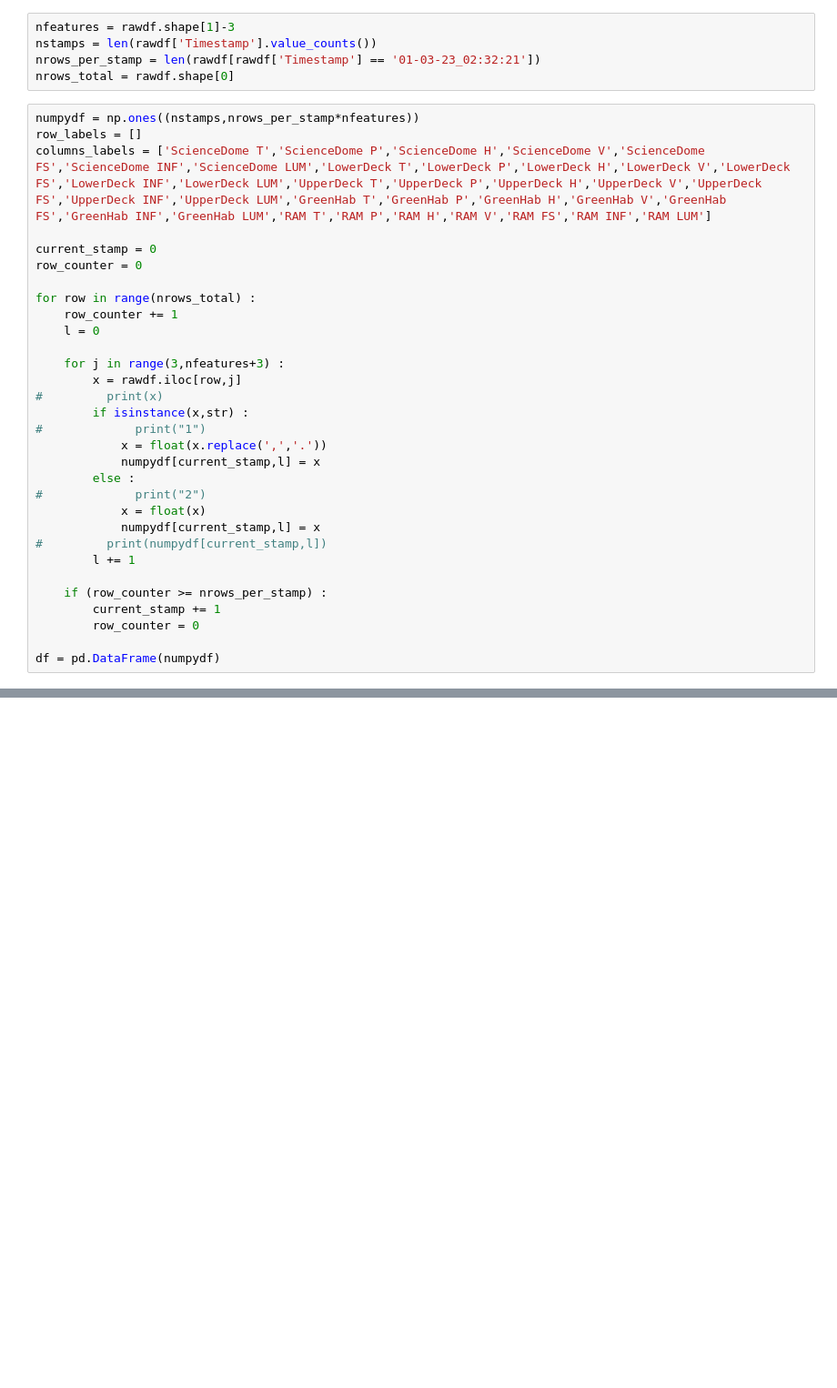
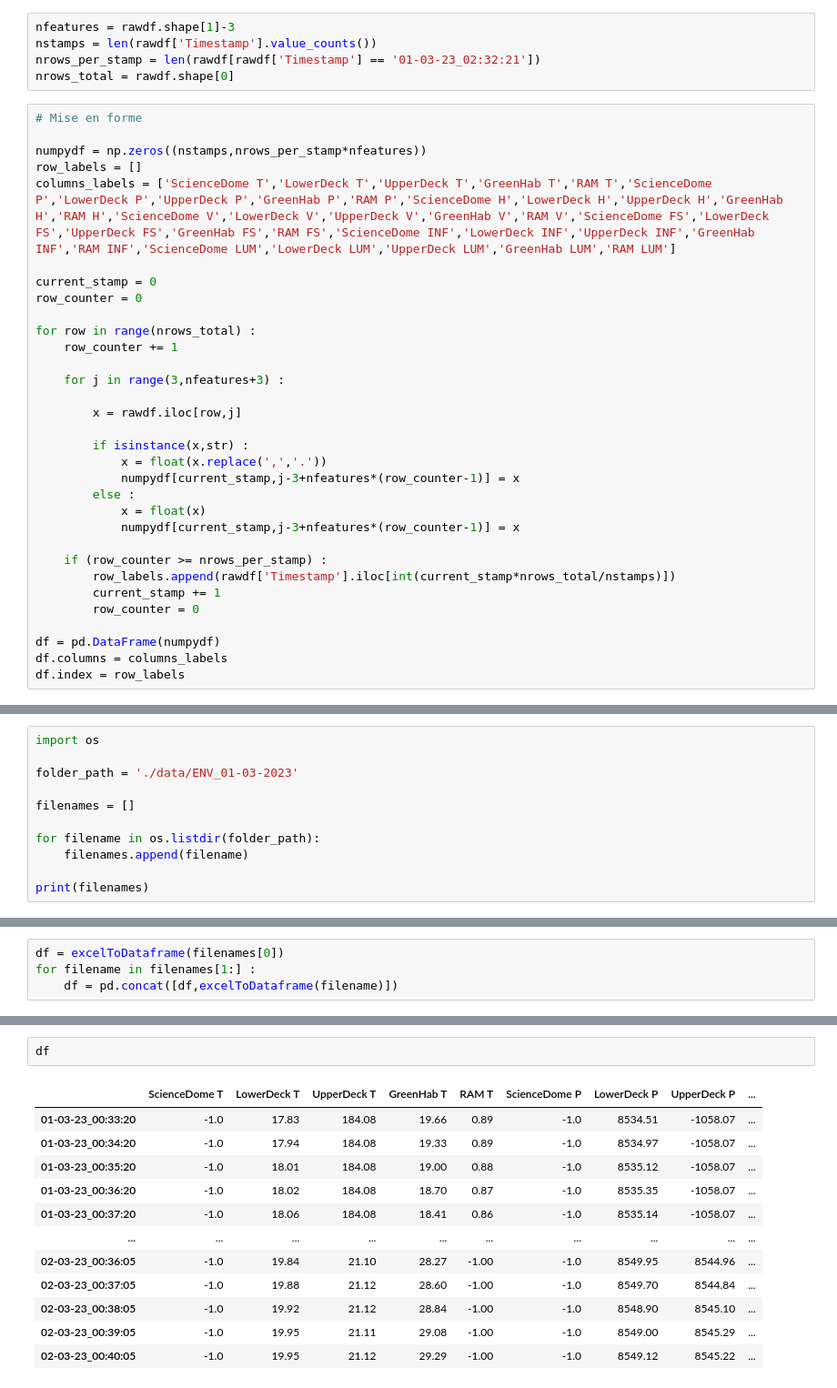
Before and after one commit to ydepledt/pie_project, a Jupyter notebook: ENV_Reader_AnneeDerniere.ipynb, the cells around one changed output, grey strips where cells are left out. Shown at 91% size. Saved outputs shown, nothing was run; the diff lists cells and outputs as text; blank space fills up the shorter version.

```diff
--- a/ENV_Reader_AnneeDerniere.ipynb
+++ b/ENV_Reader_AnneeDerniere.ipynb
@@ -25,36 +28,37 @@ nstamps = len(rawdf['Timestamp'].value_counts())
 nrows_per_stamp = len(rawdf[rawdf['Timestamp'] == '01-03-23_02:32:21'])
 nrows_total = rawdf.shape[0]
 # %%
-numpydf = np.ones((nstamps,nrows_per_stamp*nfeatures))
+# Mise en forme
+
+numpydf = np.zeros((nstamps,nrows_per_stamp*nfeatures))
 row_labels = []
-columns_labels = ['ScienceDome T','ScienceDome P','ScienceDome H','ScienceDome V','ScienceDome FS','ScienceDome INF','ScienceDome LUM','LowerDeck T','LowerDeck P','LowerDeck H','LowerDeck V','LowerDeck FS','LowerDeck INF','LowerDeck LUM','UpperDeck T','UpperDeck P','UpperDeck H','UpperDeck V','UpperDeck FS','UpperDeck INF','UpperDeck LUM','GreenHab T','GreenHab P','GreenHab H','GreenHab V','GreenHab FS','GreenHab INF','GreenHab LUM','RAM T','RAM P','RAM H','RAM V','RAM FS','RAM INF','RAM LUM']
+columns_labels = ['ScienceDome T','LowerDeck T','UpperDeck T','GreenHab T','RAM T','ScienceDome P','LowerDeck P','UpperDeck P','GreenHab P','RAM P','ScienceDome H','LowerDeck H','UpperDeck H','GreenHab H','RAM H','ScienceDome V','LowerDeck V','UpperDeck V','GreenHab V','RAM V','ScienceDome FS','LowerDeck FS','UpperDeck FS','GreenHab FS','RAM FS','ScienceDome INF','LowerDeck INF','UpperDeck INF','GreenHab INF','RAM INF','ScienceDome LUM','LowerDeck LUM','UpperDeck LUM','GreenHab LUM','RAM LUM']
 
 current_stamp = 0
 row_counter = 0
 
 for row in range(nrows_total) :
     row_counter += 1
-    l = 0
 
     for j in range(3,nfeatures+3) :
+
         x = rawdf.iloc[row,j]
-#         print(x)
+
         if isinstance(x,str) :
-#             print("1")
             x = float(x.replace(',','.'))
-            numpydf[current_stamp,l] = x
+            numpydf[current_stamp,j-3+nfeatures*(row_counter-1)] = x
         else :
-#             print("2")
             x = float(x)
-            numpydf[current_stamp,l] = x
-#         print(numpydf[current_stamp,l])
-        l += 1
+            numpydf[current_stamp,j-3+nfeatures*(row_counter-1)] = x
 
     if (row_counter >= nrows_per_stamp) :
+        row_labels.append(rawdf['Timestamp'].iloc[int(current_stamp*nrows_total/nstamps)])
         current_stamp += 1
         row_counter = 0
 
 df = pd.DataFrame(numpydf)
+df.columns = columns_labels
+df.index = row_labels
 # %%
 df
 # %% [output]
@@ -78,0 +94,11 @@ df
+# %%
+import os
+
+folder_path = './data/ENV_01-03-2023'
+
+filenames = []
+
+for filename in os.listdir(folder_path):
+    filenames.append(filename)
+
+print(filenames)
@@ -78,0 +149,4 @@ df
+# %%
+df = excelToDataframe(filenames[0])
+for filename in filenames[1:] :
+    df = pd.concat([df,excelToDataframe(filename)])
@@ -78,0 +171,15 @@ df
+# %%
+df
+# %% [output]
+|  | ScienceDome T | LowerDeck T | UpperDeck T | GreenHab T | RAM T | ScienceDome P | LowerDeck P | UpperDeck P | ... |
+| 01-03-23_00:33:20 | -1.0 | 17.83 | 184.08 | 19.66 | 0.89 | -1.0 | 8534.51 | -1058.07 | ... |
+| 01-03-23_00:34:20 | -1.0 | 17.94 | 184.08 | 19.33 | 0.89 | -1.0 | 8534.97 | -1058.07 | ... |
+| 01-03-23_00:35:20 | -1.0 | 18.01 | 184.08 | 19.00 | 0.88 | -1.0 | 8535.12 | -1058.07 | ... |
+| 01-03-23_00:36:20 | -1.0 | 18.02 | 184.08 | 18.70 | 0.87 | -1.0 | 8535.35 | -1058.07 | ... |
+| 01-03-23_00:37:20 | -1.0 | 18.06 | 184.08 | 18.41 | 0.86 | -1.0 | 8535.14 | -1058.07 | ... |
+| ... | ... | ... | ... | ... | ... | ... | ... | ... | ... |
+| 02-03-23_00:36:05 | -1.0 | 19.84 | 21.10 | 28.27 | -1.00 | -1.0 | 8549.95 | 8544.96 | ... |
+| 02-03-23_00:37:05 | -1.0 | 19.88 | 21.12 | 28.60 | -1.00 | -1.0 | 8549.70 | 8544.84 | ... |
+| 02-03-23_00:38:05 | -1.0 | 19.92 | 21.12 | 28.84 | -1.00 | -1.0 | 8548.90 | 8545.10 | ... |
+| 02-03-23_00:39:05 | -1.0 | 19.95 | 21.11 | 29.08 | -1.00 | -1.0 | 8549.00 | 8545.29 | ... |
+| 02-03-23_00:40:05 | -1.0 | 19.95 | 21.12 | 29.29 | -1.00 | -1.0 | 8549.12 | 8545.22 | ... |
```
Also changed, not shown: parts of 22 cells of this notebook.
